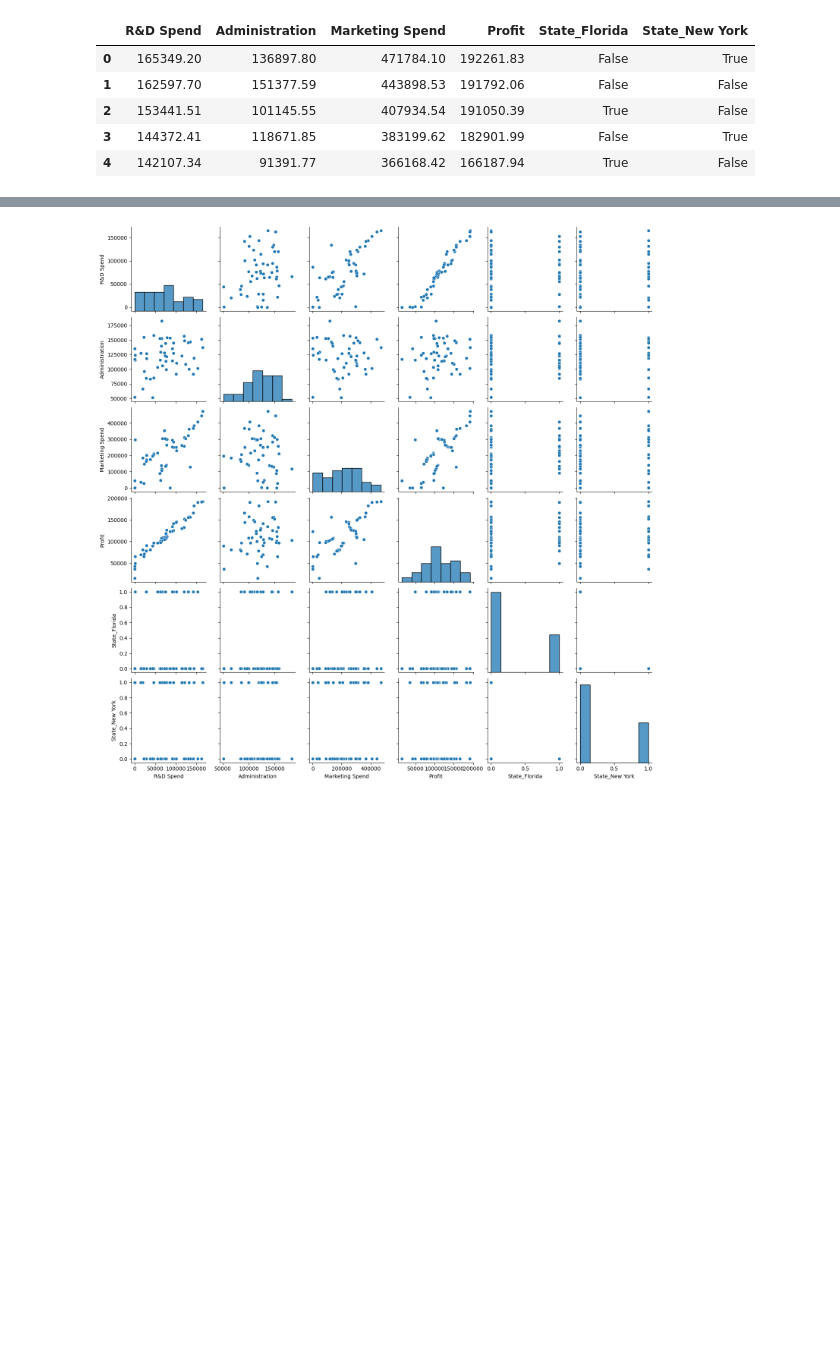
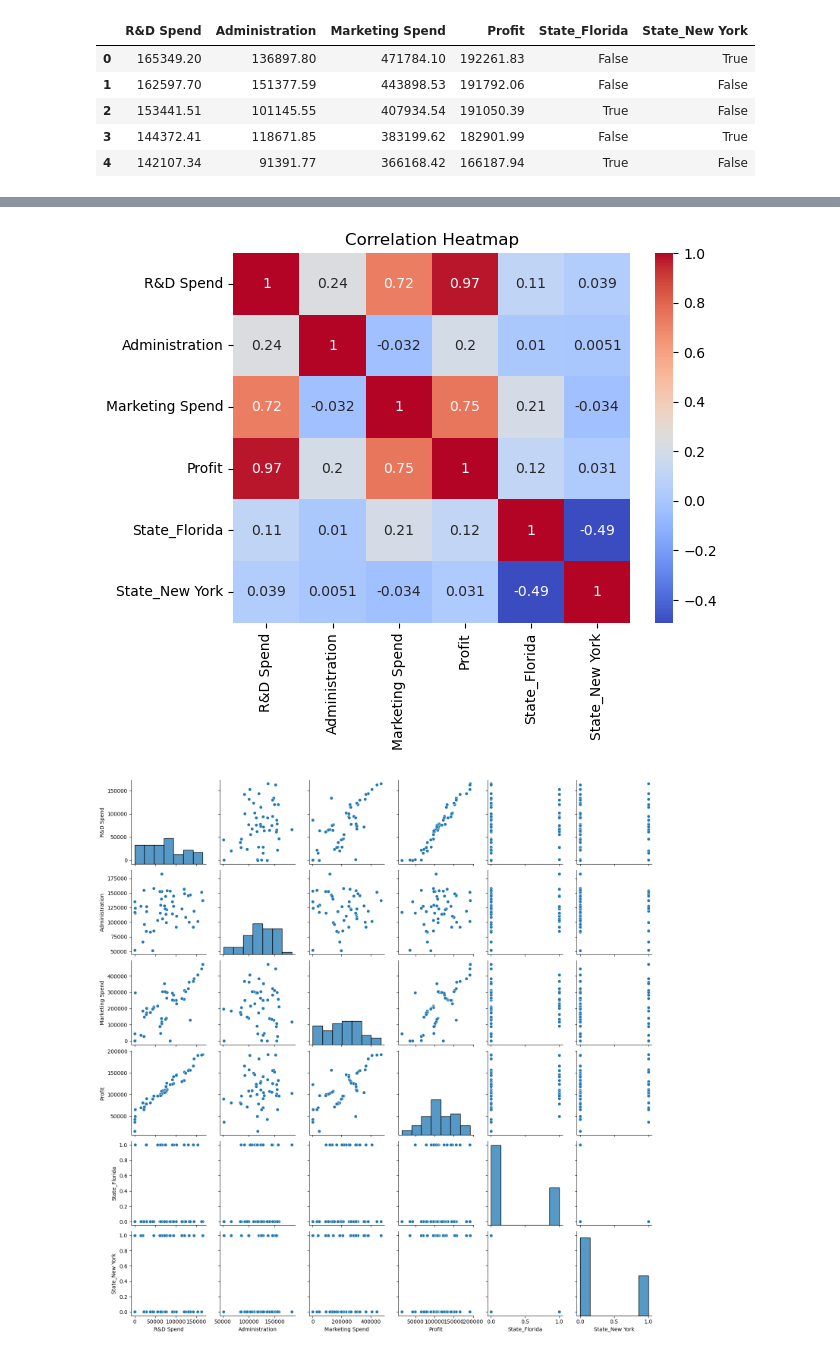
Before and after one commit to GeeKay1895/50_Startups_Project, a Jupyter notebook: 50_Startups_Project/50_Startups.ipynb, the cells around one changed output, grey strips where cells are left out. Saved outputs shown, nothing was run; the diff lists cells and outputs as text; code cells hidden in the pictures; blank space fills up the shorter version.

```diff
--- a/50_Startups_Project/50_Startups.ipynb
+++ b/50_Startups_Project/50_Startups.ipynb
@@ -1,10 +9,6 @@
 # %%
 # Load data
-import pandas as pd
-import seaborn as sns
-import matplotlib.pyplot as plt
-
-df = pd.read_csv("D:/Goutham/Projects/Python/Project 3/Multi Linear Regression - Assignment -3_4/3. Multi Linear Regression/50_Startups.csv")
+df = pd.read_csv("D:Goutham/Projects/Python/Project 3/Multi Linear Regression - Assignment -3_4/3. Multi Linear Regression/50_Startups_Project/50_Startups.csv")
 df.head()
 # %% [output]
 |  | R&D Spend | Administration | Marketing Spend | State | Profit |
@@ -61 +31,8 @@ df.corr()
+# %%
+# Correlation
+sns.heatmap(df.corr(), annot=True, cmap='coolwarm')
+plt.title("Correlation Heatmap")
+plt.show()
+# %% [output]
+[figure, added]
 # %%
```
Also changed, not shown: parts of 22 cells of this notebook, 1 other file.
